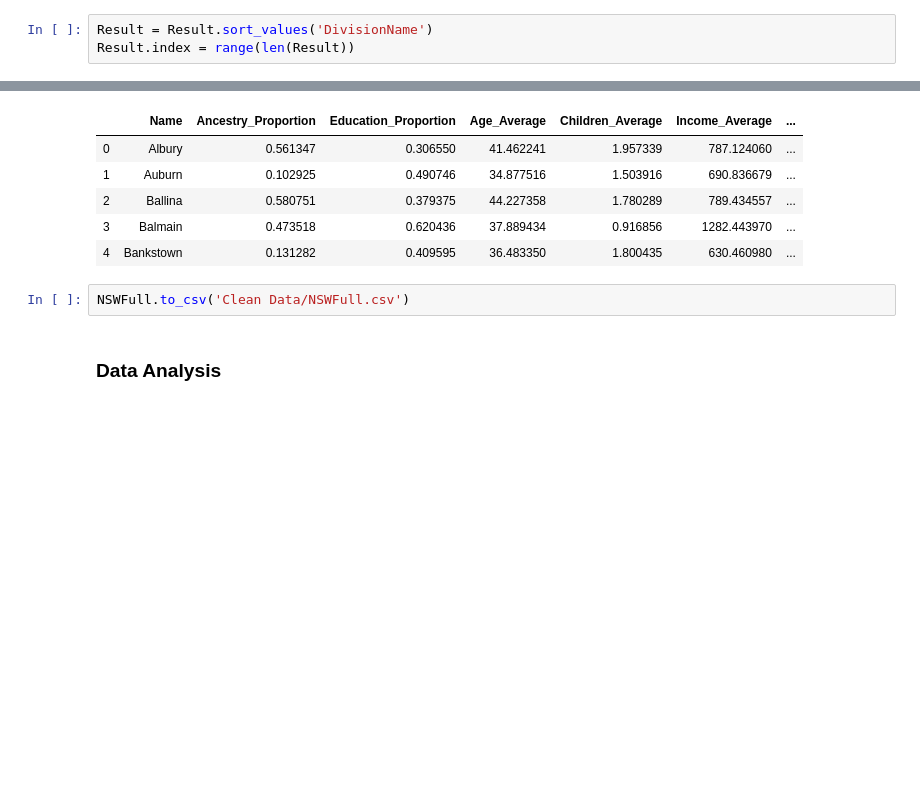
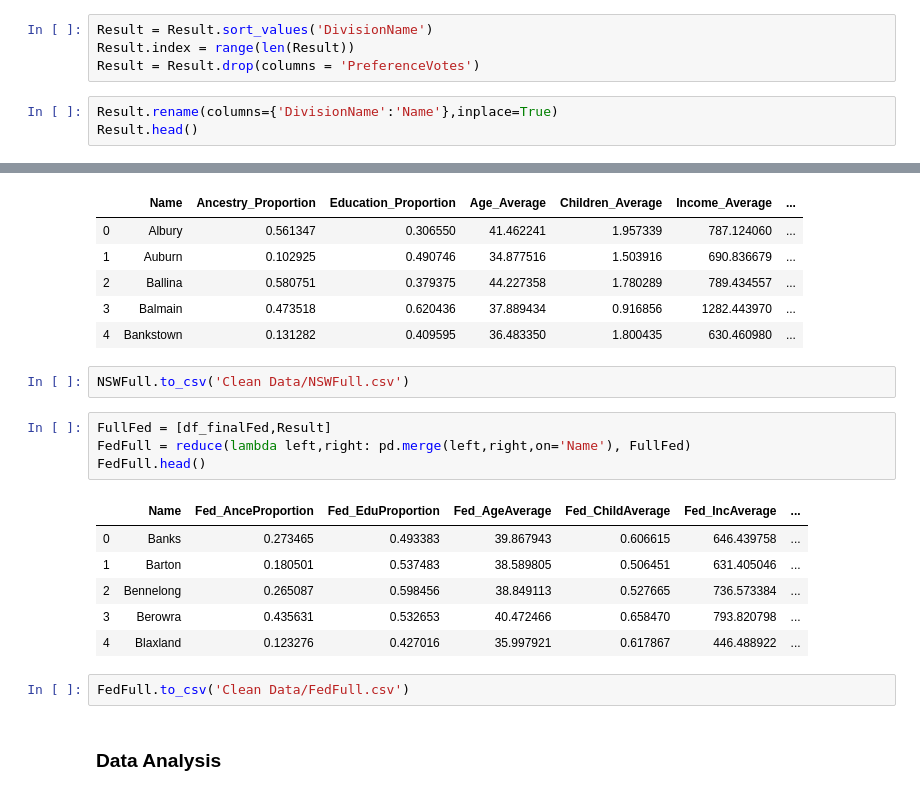
Before and after one commit to garyliu427/data-science-project-2019, a Jupyter notebook: Group Assignment Working notebook.ipynb, the cells around one changed output, grey strips where cells are left out. Saved outputs shown, nothing was run; the diff lists cells and outputs as text; blank space fills up the shorter version.

Commit message:
finished FederalResult and merged

```diff
--- a/Group Assignment Working notebook.ipynb
+++ b/Group Assignment Working notebook.ipynb
@@ -393,3 +393,7 @@ Result.drop_duplicates(subset ="DivisionName", inplace = True)
 # %%
 Result = Result.sort_values('DivisionName')
 Result.index = range(len(Result))
+Result = Result.drop(columns = 'PreferenceVotes')
+# %%
+Result.rename(columns={'DivisionName':'Name'},inplace=True)
+Result.head()
@@ -481,6 +491,19 @@ NSWFull.head()
 | 4 | Bankstown | 0.131282 | 0.409595 | 36.483350 | 1.800435 | 630.460980 | ... |
 # %%
 NSWFull.to_csv('Clean Data/NSWFull.csv')
+# %%
+FullFed = [df_finalFed,Result]
+FedFull = reduce(lambda left,right: pd.merge(left,right,on='Name'), FullFed)
+FedFull.head()
+# %% [output]
+|  | Name | Fed_AnceProportion | Fed_EduProportion | Fed_AgeAverage | Fed_ChildAverage | Fed_IncAverage | ... |
+| 0 | Banks | 0.273465 | 0.493383 | 39.867943 | 0.606615 | 646.439758 | ... |
+| 1 | Barton | 0.180501 | 0.537483 | 38.589805 | 0.506451 | 631.405046 | ... |
+| 2 | Bennelong | 0.265087 | 0.598456 | 38.849113 | 0.527665 | 736.573384 | ... |
+| 3 | Berowra | 0.435631 | 0.532653 | 40.472466 | 0.658470 | 793.820798 | ... |
+| 4 | Blaxland | 0.123276 | 0.427016 | 35.997921 | 0.617867 | 446.488922 | ... |
+# %%
+FedFull.to_csv('Clean Data/FedFull.csv')
 # %% [markdown]
 ### Data Analysis
 # %%
```
Also changed, not shown: parts of 3 cells of this notebook, 1 other file.
